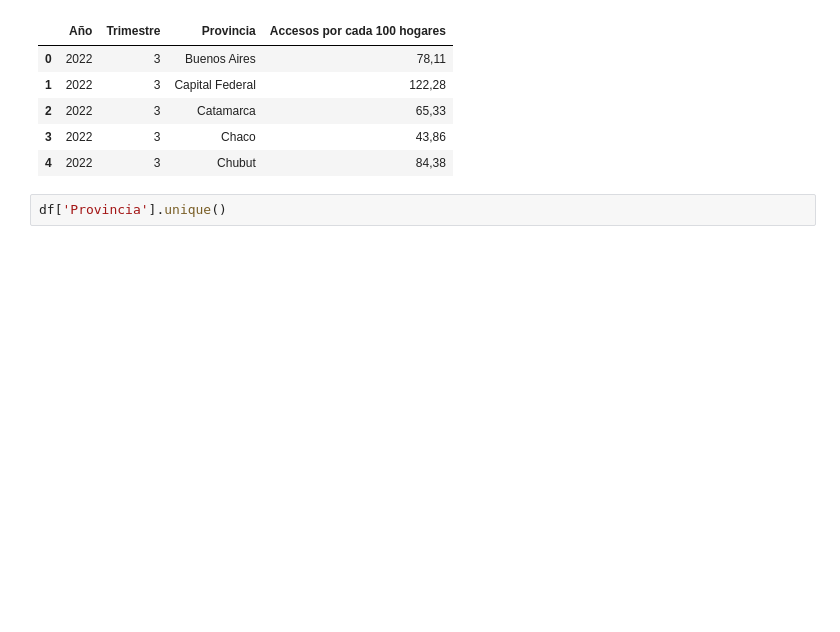
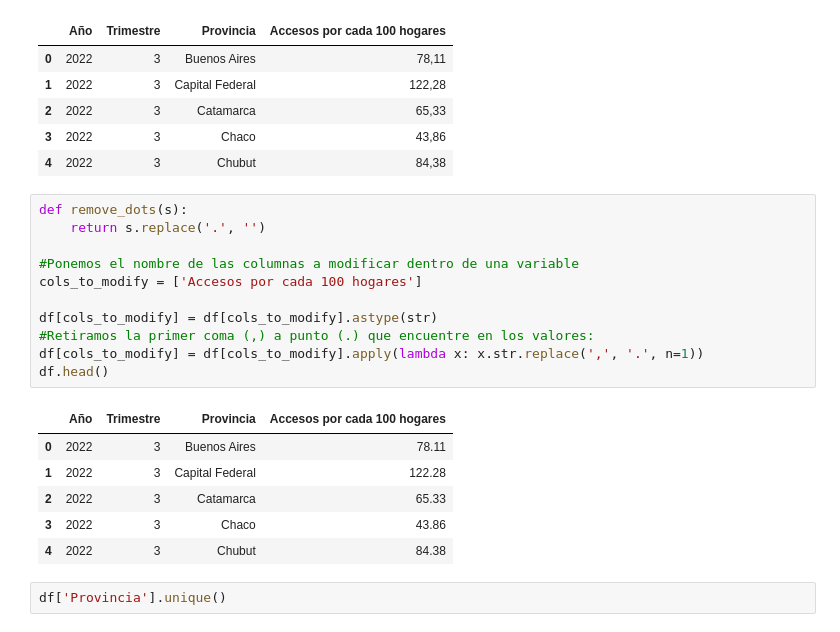
Before and after one commit to ReneRamosTrvn/data_analytics_project, a Jupyter notebook: EDA.ipynb, the cells around one changed output. Saved outputs shown, nothing was run; the diff lists cells and outputs as text; blank space fills up the shorter version.

```diff
--- a/EDA.ipynb
+++ b/EDA.ipynb
@@ -18,6 +19,24 @@ df.head()
 | 2 | 2022 | 3 | Catamarca | 65,33 |
 | 3 | 2022 | 3 | Chaco | 43,86 |
 | 4 | 2022 | 3 | Chubut | 84,38 |
+# %%
+def remove_dots(s):
+    return s.replace('.', '')
+
+#Ponemos el nombre de las columnas a modificar dentro de una variable
+cols_to_modify = ['Accesos por cada 100 hogares']
+
+df[cols_to_modify] = df[cols_to_modify].astype(str)
+#Retiramos la primer coma (,) a punto (.) que encuentre en los valores:
+df[cols_to_modify] = df[cols_to_modify].apply(lambda x: x.str.replace(',', '.', n=1))
+df.head()
+# %% [output]
+|  | Año | Trimestre | Provincia | Accesos por cada 100 hogares |
+| 0 | 2022 | 3 | Buenos Aires | 78.11 |
+| 1 | 2022 | 3 | Capital Federal | 122.28 |
+| 2 | 2022 | 3 | Catamarca | 65.33 |
+| 3 | 2022 | 3 | Chaco | 43.86 |
+| 4 | 2022 | 3 | Chubut | 84.38 |
 # %%
 df['Provincia'].unique()
 # %% [output]
```
Also changed, not shown: parts of 8 cells of this notebook, 8 other files.
